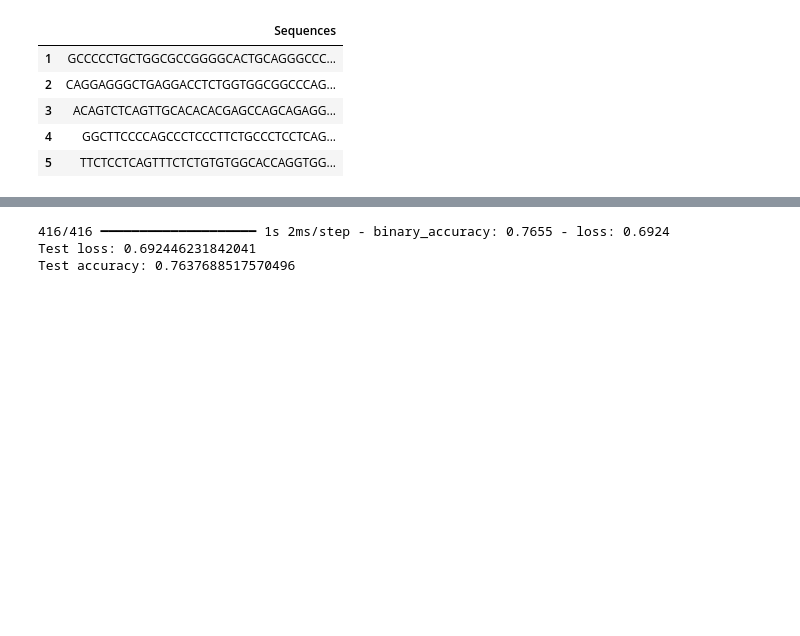
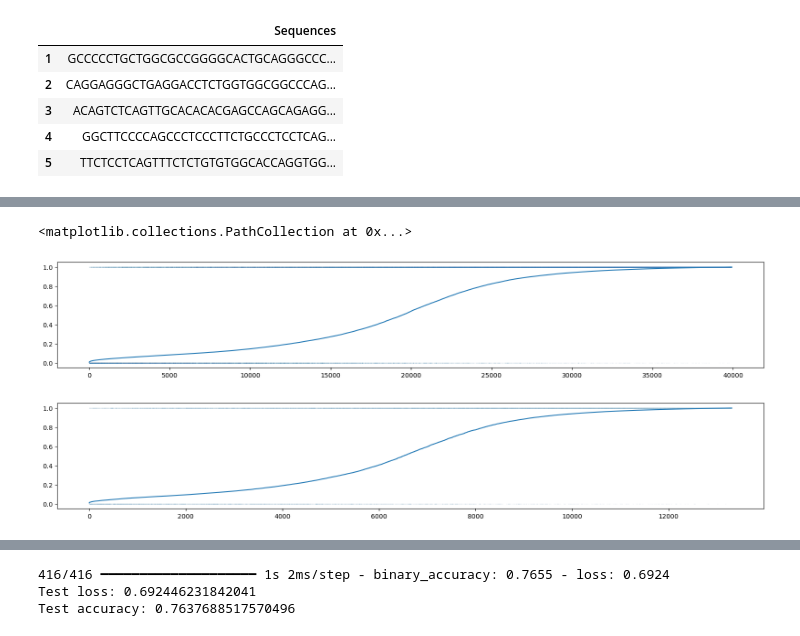
Before and after one commit to MaybeBio/motif-DNN, a Jupyter notebook: CNN/CNN_base/motif3.ipynb, the cells around one changed output, grey strips where cells are left out. Cells and saved outputs as stored; diff of their text form; code cells hidden in the pictures; blank space fills up the shorter version.

```diff
--- a/CNN/CNN_base/motif3.ipynb
+++ b/CNN/CNN_base/motif3.ipynb
@@ -167,3 +260,17 @@ history = model.fit(train_features, train_labels, epochs=100, batch_size=32, ver
+# %%
+idx = predicted_train_labels[:,1].flatten().argsort()
+plt.figure(figsize=(20, 3))
+plt.plot(predicted_train_labels[:,1].flatten()[idx])
+plt.scatter(np.arange(len(idx)), train_labels[:,1].flatten()[idx], alpha=0.02, s=1)
+
+idx = predicted_test_labels[:,1].flatten().argsort()
+plt.figure(figsize=(20, 3))
+plt.plot(predicted_test_labels[:,1].flatten()[idx])
+plt.scatter(np.arange(len(idx)), test_labels[:,1].flatten()[idx], alpha=0.02, s=1)
+# %% [output]
+<matplotlib.collections.PathCollection at 0x...>
+[figure, added]
+[figure, added]
 # %%
 plt.figure()
 plt.plot(history.history['loss'])
```
Also changed, not shown: parts of 12 cells of this notebook, 1 other file.
